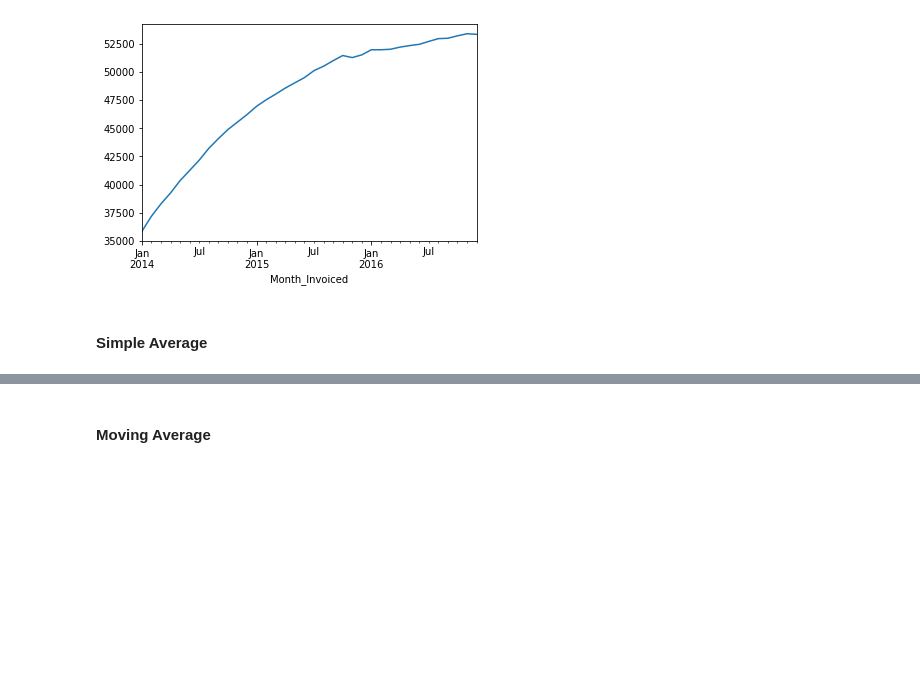
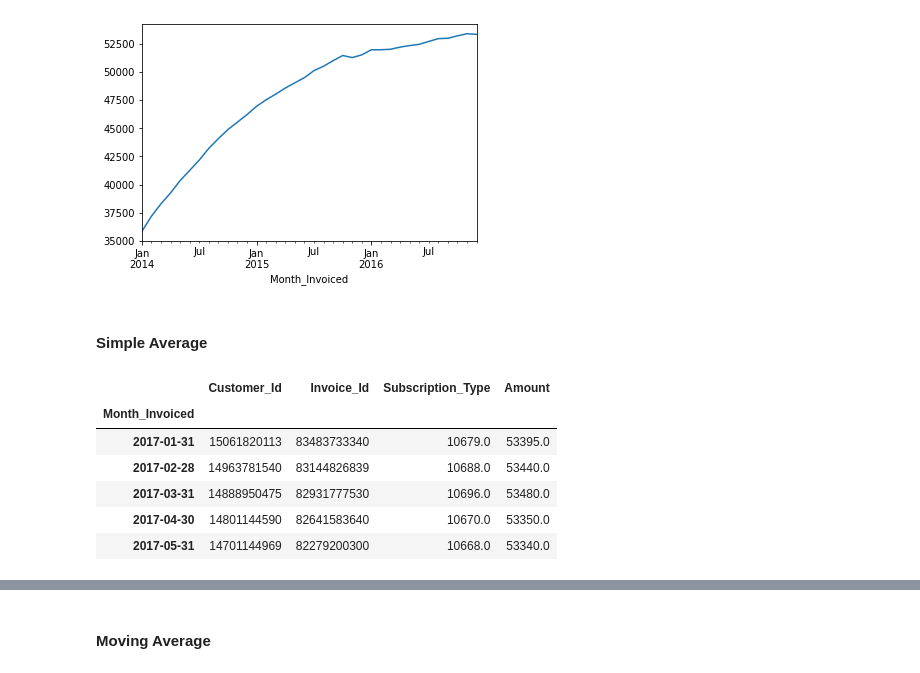
Before and after one commit to noahmelngailis/ds-methodologies-exercises, a Jupyter notebook: time_series/model.ipynb, the cells around one changed output, grey strips where cells are left out. Cells and saved outputs as stored; diff of their text form; code cells hidden in the pictures; blank space fills up the shorter version.

```diff
--- a/time_series/model.ipynb
+++ b/time_series/model.ipynb
@@ -106,0 +127,13 @@ train_by_month.plot()
+# %%
+# creating y_hat data frame to apply to
+test = test.resample('M').sum()
+(test < 0).mean()
+test.head()
+# %% [output]
+|  | Customer_Id | Invoice_Id | Subscription_Type | Amount |
+| Month_Invoiced |  |  |  |  |
+| 2017-01-31 | 15061820113 | 83483733340 | 10679.0 | 53395.0 |
+| 2017-02-28 | 14963781540 | 83144826839 | 10688.0 | 53440.0 |
+| 2017-03-31 | 14888950475 | 82931777530 | 10696.0 | 53480.0 |
+| 2017-04-30 | 14801144590 | 82641583640 | 10670.0 | 53350.0 |
+| 2017-05-31 | 14701144969 | 82279200300 | 10668.0 | 53340.0 |
```
Also changed, not shown: parts of 18 cells of this notebook.
